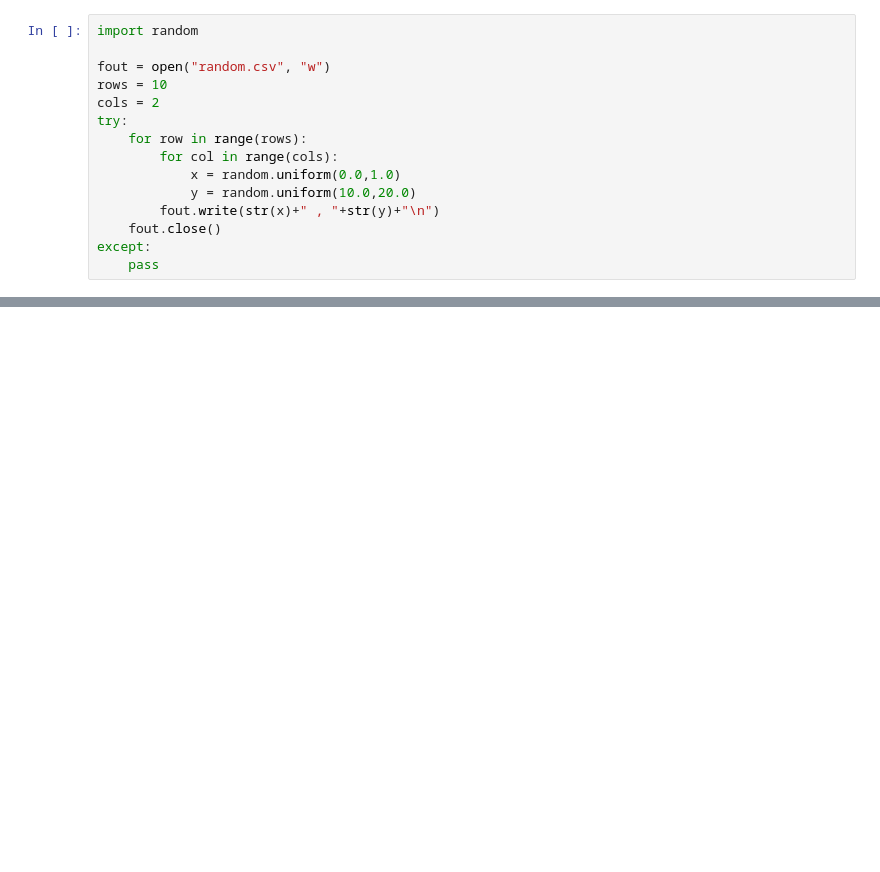
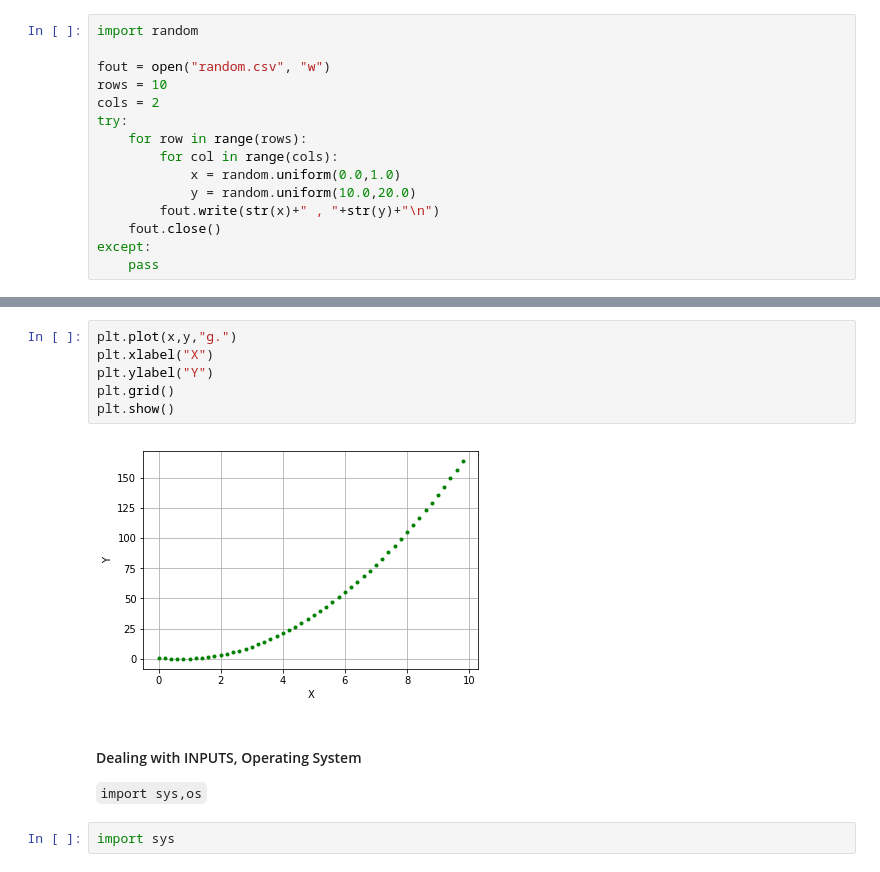
Before and after one commit to smasoka/Learning-Things, a Jupyter notebook: Basics/1. Intro to Python CHPC.ipynb, the cells around one changed output, grey strips where cells are left out. Saved outputs shown, nothing was run; the diff lists cells and outputs as text; blank space fills up the shorter version.

````diff
--- a/Basics/1. Intro to Python CHPC.ipynb
+++ b/Basics/1. Intro to Python CHPC.ipynb
@@ -712,0 +888,13 @@ def newposition(oldx,oldy,vx,vy):
+# %%
+plt.plot(x,y,"g.")
+plt.xlabel("X")
+plt.ylabel("Y")
+plt.grid()
+plt.show()
+# %% [output]
+[figure, added]
+# %% [markdown]
+#### Dealing with INPUTS, Operating System
+```import sys,os```
+# %%
+import sys
````
Also changed, not shown: parts of 39 cells of this notebook, 2 other files.
